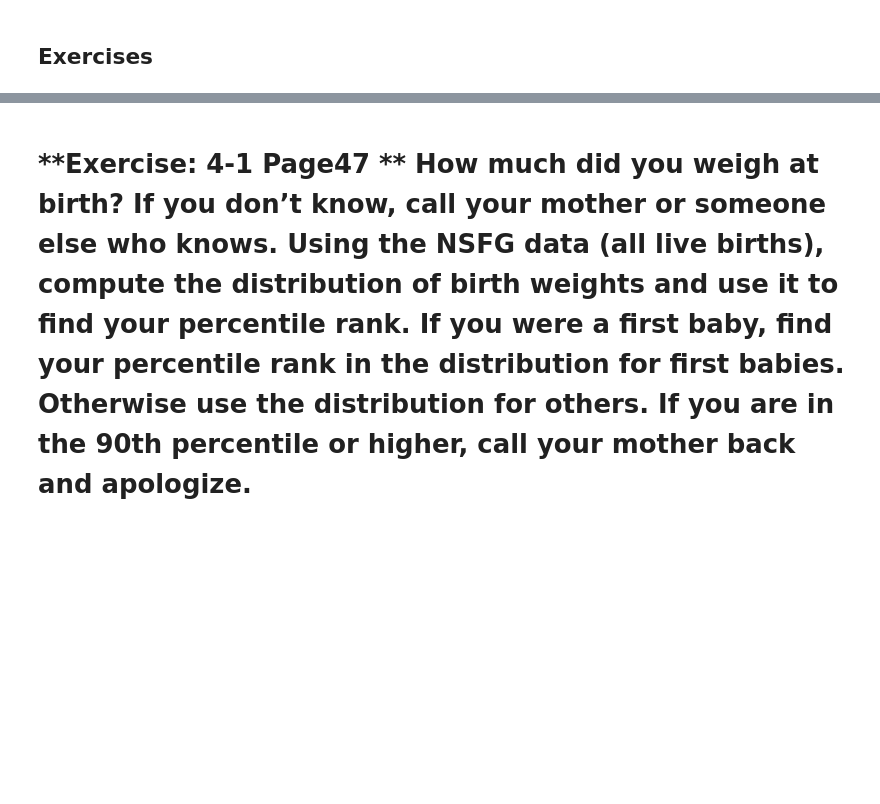
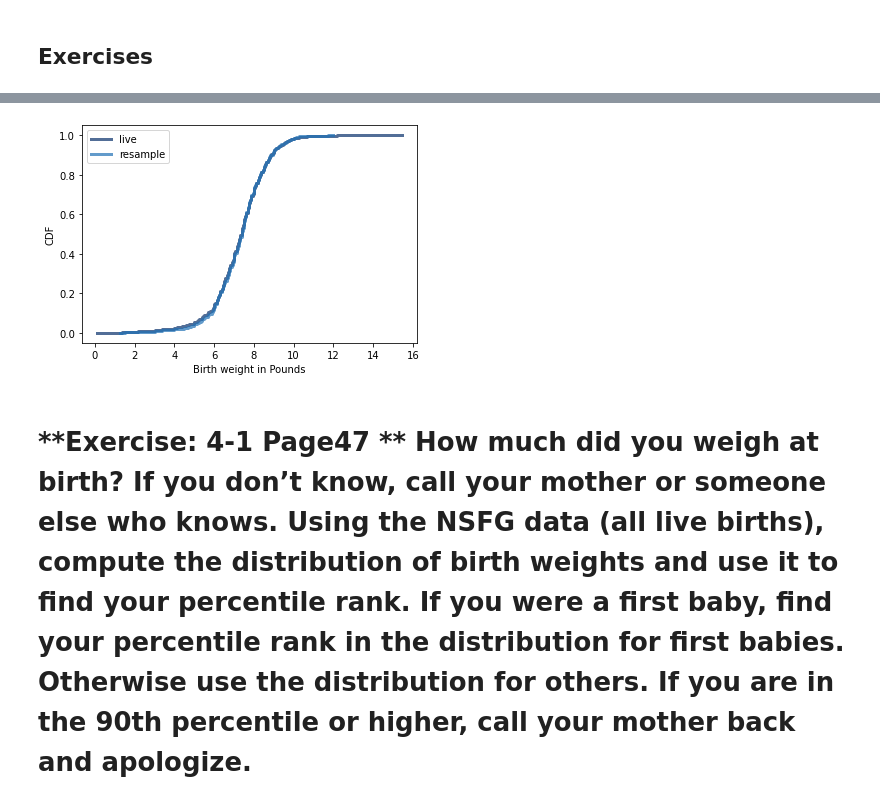
Before and after one commit to RGunasekaran21249030/DS530-RGunasekaran, a Jupyter notebook: Assignment_4.2_RagunathGunasekaran.ipynb, the cells around one changed output, grey strips where cells are left out. Saved outputs shown, nothing was run; the diff lists cells and outputs as text; code cells hidden in the pictures; blank space fills up the shorter version.

```diff
--- a/Assignment_4.2_RagunathGunasekaran.ipynb
+++ b/Assignment_4.2_RagunathGunasekaran.ipynb
@@ -396,8 +521,10 @@ thinkplot.Config(xlabel='Percentile rank', ylabel='CDF')
 # %%
 resample = live_cdf.Sample(1000)
 thinkplot.Cdf(live_cdf)
 thinkplot.Cdf(thinkstats2.Cdf(resample, label='resample'))
-thinkplot.Config(xlabel='Birth weight (pounds)', ylabel='CDF')
+thinkplot.Config(xlabel='Birth weight in Pounds', ylabel='CDF')
+# %% [output]
+[figure, added]
 # %% [markdown]
 # **Exercise: 4-1 Page47 ** How much did you weigh at birth? If you don’t know, call your mother or someone else who knows. Using the NSFG data (all live births), compute the distribution of birth weights and use it to find your percentile rank. If you were a first baby, find your percentile rank in the distribution for first babies. Otherwise use the distribution for others. If you are in the 90th percentile or higher, call your mother back and apologize.
 # %%
```
Also changed, not shown: parts of 72 cells of this notebook.
